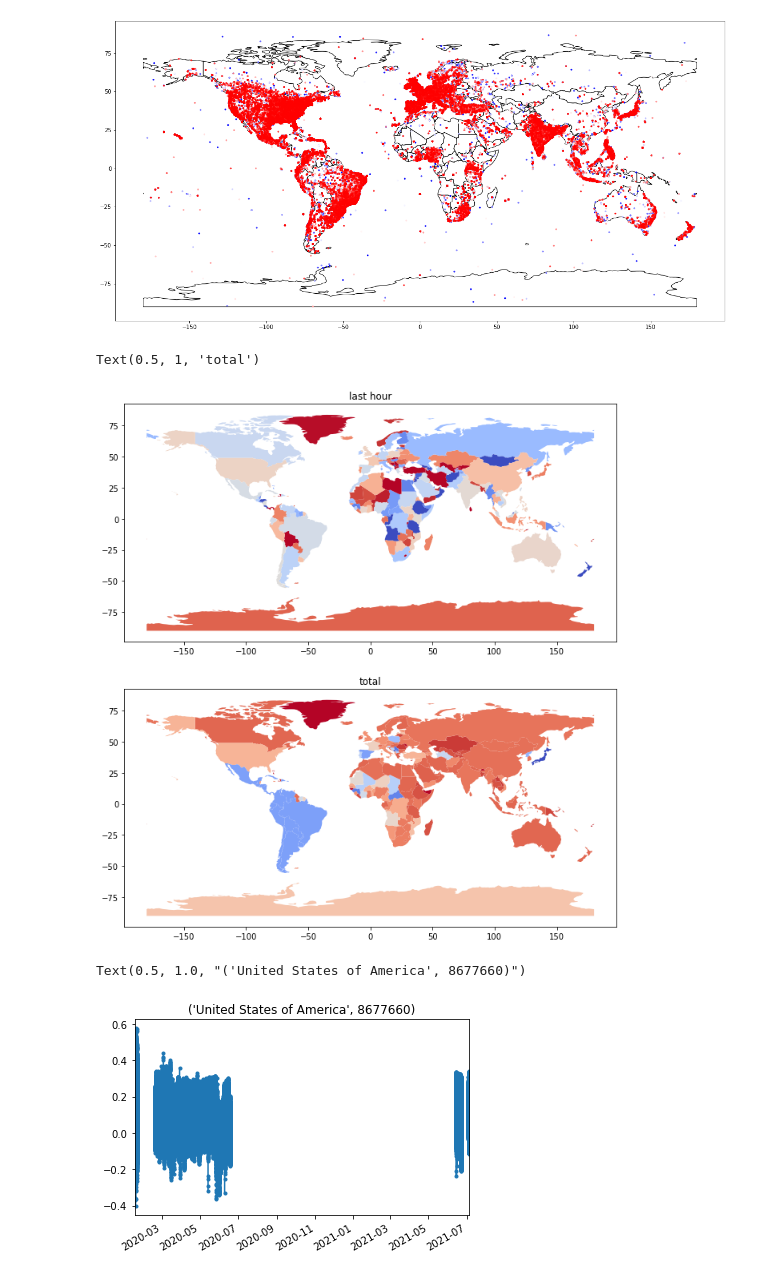
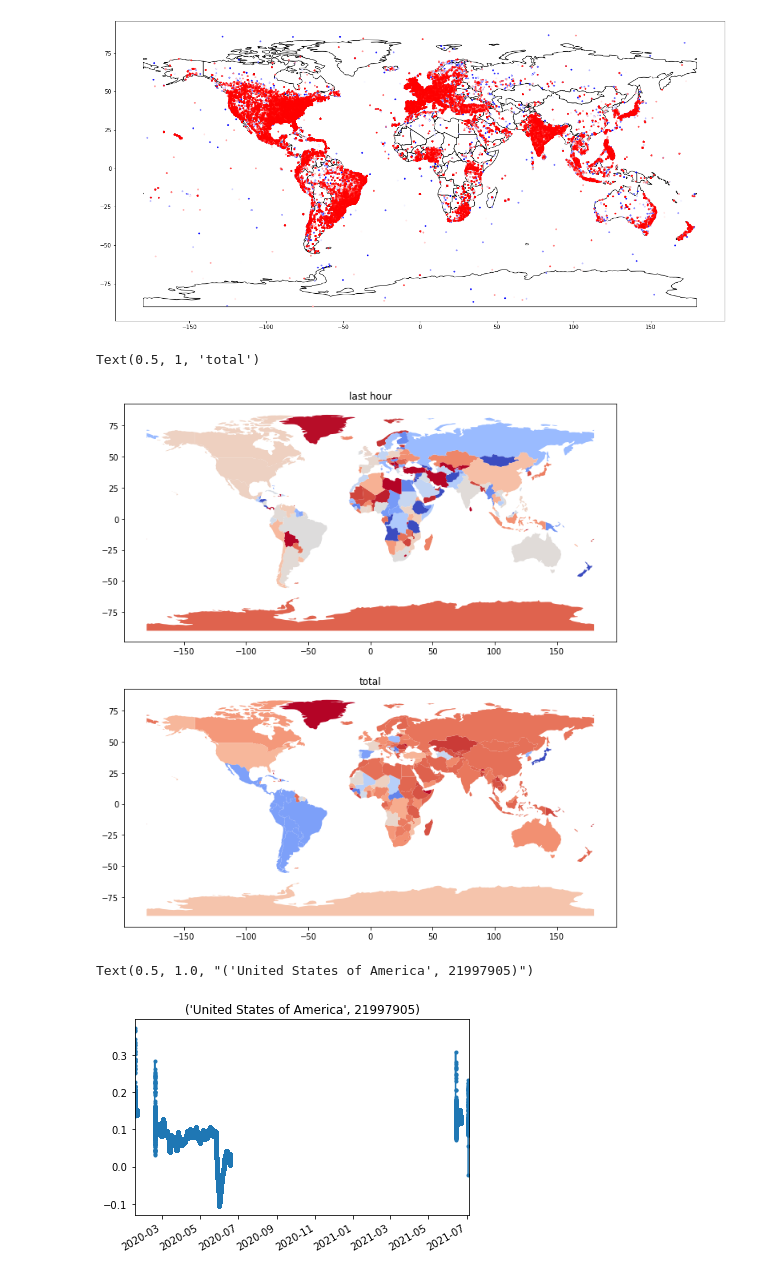
Before and after one commit to DavidTingley/tdi-challenge, a Jupyter notebook: worldScanner.ipynb, the cells around one changed output. Drawn from its saved outputs; the diff is of its cells as text; code cells hidden in the pictures.

```diff
--- a/worldScanner.ipynb
+++ b/worldScanner.ipynb
@@ -45,3 +45,6 @@ if not os.path.isfile('/media/data/twitter/twitter_data_clean.csv'):
     df.to_csv('twitter_data_clean.csv')
 else:
     df = pd.read_csv('twitter_data_clean.csv')
+    df = df[df.unix.notnull()]
+    dates = ts(df.unix.values/1000)
+    df.index = dates
@@ -72,7 +55,7 @@ geolocator = Nominatim(user_agent="twitter_geo")
 
 print('started with: ', sum(df.latitude.isnull()), ' missing locations')
 
-n = 10 # n is the number of places we will try to get lat/long coord for, sorted by most common places
+n = 100 # n is the number of places we will try to get lat/long coord for, sorted by most common places
 locs = df['location'].value_counts()[:n].index.tolist()
 
 lon = int(np.where(df.columns=='longitude')[0])
@@ -155,15 +138,15 @@ axes[1].set_title('total')
 # interesting differences on average.. Japand and South American tend to have reliably lower sentiment values? Linguistic difference in how english is used?
 # %% [output]
 Text(0.5, 1, 'total')
-[figure, old version]
+[figure, new version]
 # %%
 # let's look at temporal dynamics
-result[result['country']=='United States of America']['sentiment'].rolling('200S',min_periods=10).mean().plot(marker='.')
+result[result['country']=='United States of America']['sentiment'].rolling('1D',min_periods=10).mean().plot(marker='.')
 plt.title(('United States of America',len(result.loc[result['country']=='United States of America'])))
 # plt.xlim((datetime.datetime(2021,7,3,5,48),datetime.datetime.now()))
 # %% [output]
-Text(0.5, 1.0, "('United States of America', 8677660)")
+Text(0.5, 1.0, "('United States of America', 21997905)")
-[figure, old version]
+[figure, new version]
 # %%
 # zoom in on a timewindow w/ good coverage
 result[result['country']=='United States of America']['sentiment'].rolling('1H',min_periods=10).mean().plot(marker='.')
```
Also changed, not shown: parts of 4 cells of this notebook.
